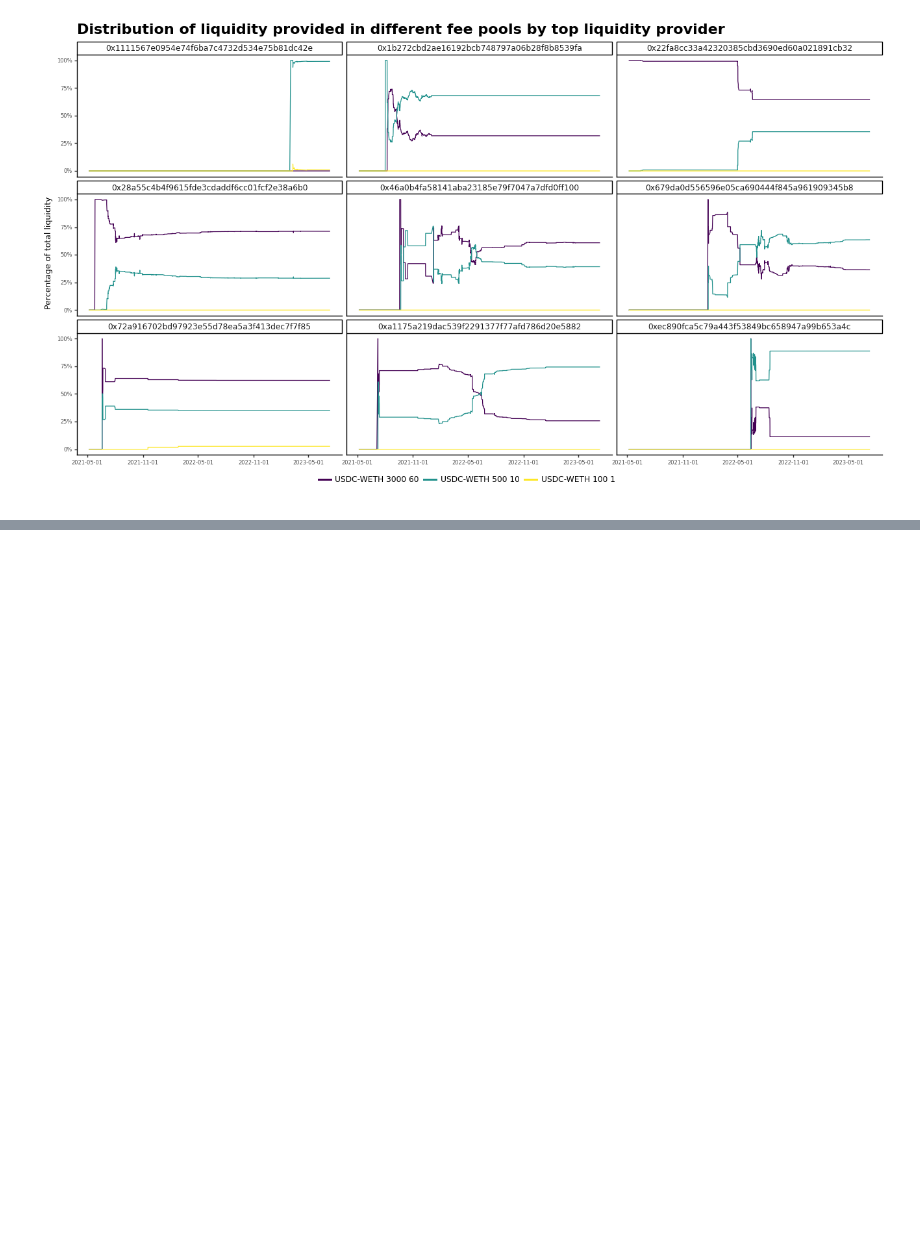
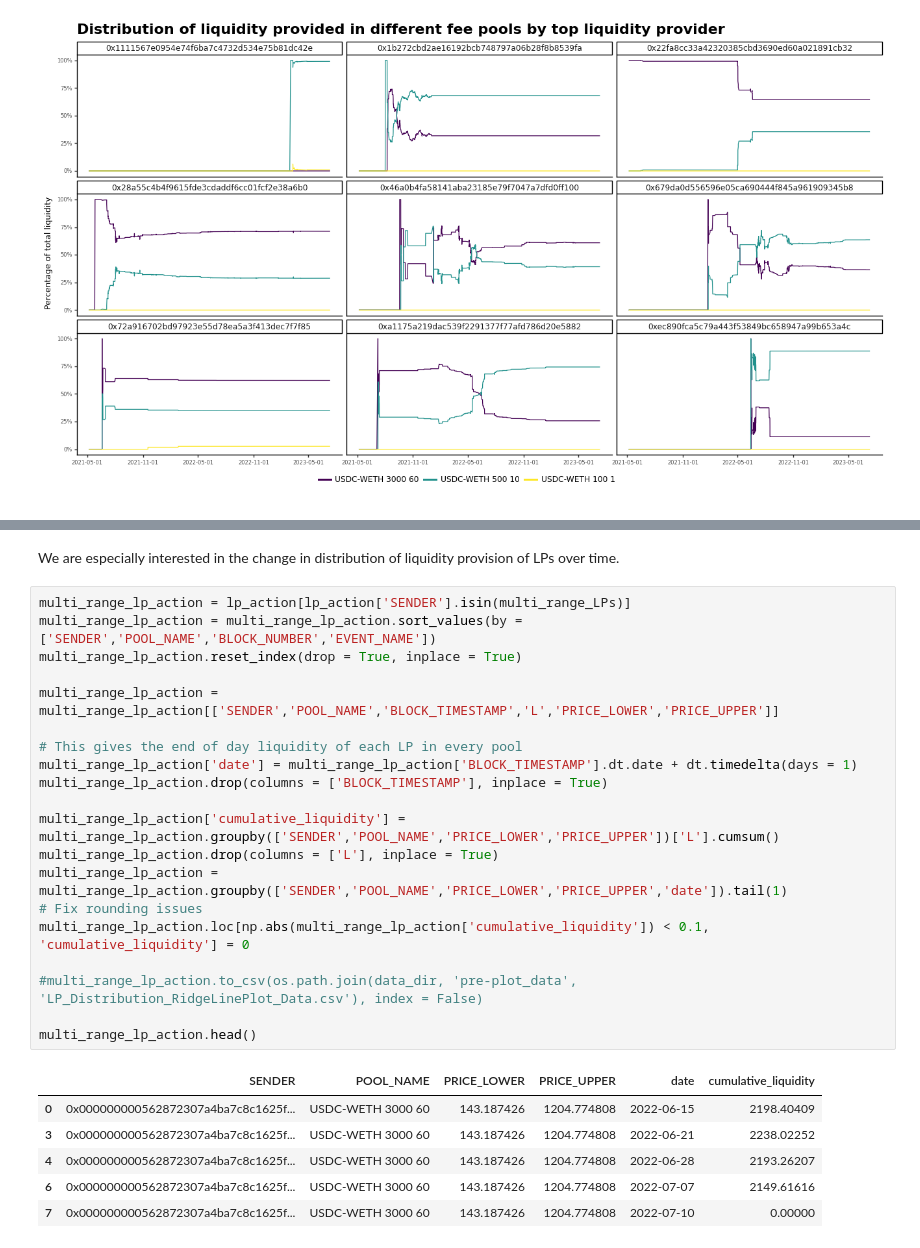
Before and after one commit to zhiconghu/Ethereum_DEX_Data, a Jupyter notebook: FTX Case Study.ipynb, the cells around one changed output, grey strips where cells are left out. Drawn from its saved outputs; the diff is of its cells as text; blank space fills up the shorter version.

Commit message:
R Plots

```diff
--- a/FTX Case Study.ipynb
+++ b/FTX Case Study.ipynb
@@ -633,0 +585,29 @@ liquidity_reallocation.head(5)
+# %% [markdown]
+We are especially interested in the change in distribution of liquidity provision of LPs over time.
+# %%
+multi_range_lp_action = lp_action[lp_action['SENDER'].isin(multi_range_LPs)]
+multi_range_lp_action = multi_range_lp_action.sort_values(by = ['SENDER','POOL_NAME','BLOCK_NUMBER','EVENT_NAME'])
+multi_range_lp_action.reset_index(drop = True, inplace = True)
+
+multi_range_lp_action = multi_range_lp_action[['SENDER','POOL_NAME','BLOCK_TIMESTAMP','L','PRICE_LOWER','PRICE_UPPER']]
+
+# This gives the end of day liquidity of each LP in every pool
+multi_range_lp_action['date'] = multi_range_lp_action['BLOCK_TIMESTAMP'].dt.date + dt.timedelta(days = 1)
+multi_range_lp_action.drop(columns = ['BLOCK_TIMESTAMP'], inplace = True)
+
+multi_range_lp_action['cumulative_liquidity'] = multi_range_lp_action.groupby(['SENDER','POOL_NAME','PRICE_LOWER','PRICE_UPPER'])['L'].cumsum()
+multi_range_lp_action.drop(columns = ['L'], inplace = True)
+multi_range_lp_action = multi_range_lp_action.groupby(['SENDER','POOL_NAME','PRICE_LOWER','PRICE_UPPER','date']).tail(1)
+# Fix rounding issues
+multi_range_lp_action.loc[np.abs(multi_range_lp_action['cumulative_liquidity']) < 0.1, 'cumulative_liquidity'] = 0
+
+#multi_range_lp_action.to_csv(os.path.join(data_dir, 'pre-plot_data', 'LP_Distribution_RidgeLinePlot_Data.csv'), index = False)
+
+multi_range_lp_action.head()
+# %% [output]
+|  | SENDER | POOL_NAME | PRICE_LOWER | PRICE_UPPER | date | cumulative_liquidity |
+| 0 | 0x000000000562872307a4ba7c8c1625f... | USDC-WETH 3000 60 | 143.187426 | 1204.774808 | 2022-06-15 | 2198.40409 |
+| 3 | 0x000000000562872307a4ba7c8c1625f... | USDC-WETH 3000 60 | 143.187426 | 1204.774808 | 2022-06-21 | 2238.02252 |
+| 4 | 0x000000000562872307a4ba7c8c1625f... | USDC-WETH 3000 60 | 143.187426 | 1204.774808 | 2022-06-28 | 2193.26207 |
+| 6 | 0x000000000562872307a4ba7c8c1625f... | USDC-WETH 3000 60 | 143.187426 | 1204.774808 | 2022-07-07 | 2149.61616 |
+| 7 | 0x000000000562872307a4ba7c8c1625f... | USDC-WETH 3000 60 | 143.187426 | 1204.774808 | 2022-07-10 | 0.00000 |
```
Also changed, not shown: parts of 7 cells of this notebook, 7 other files.
